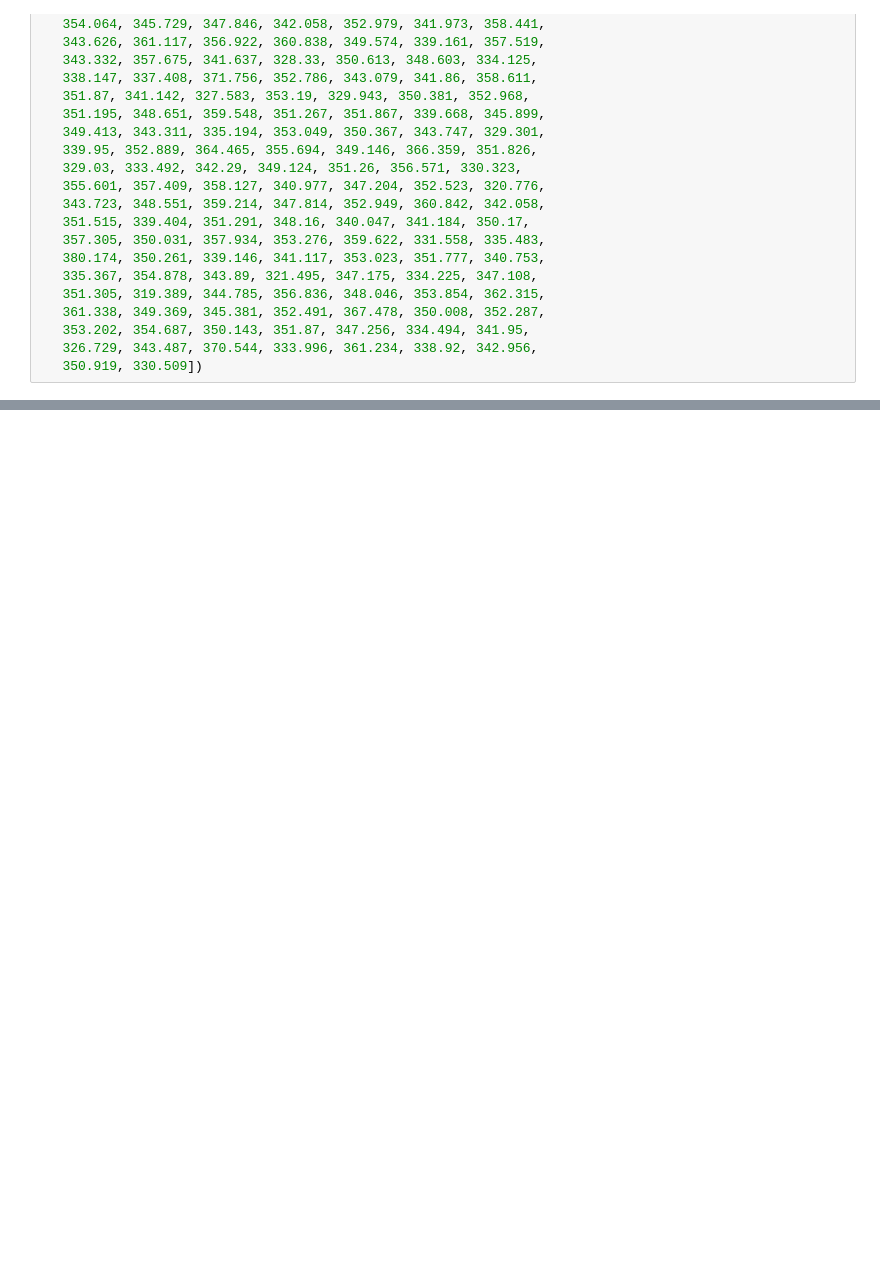
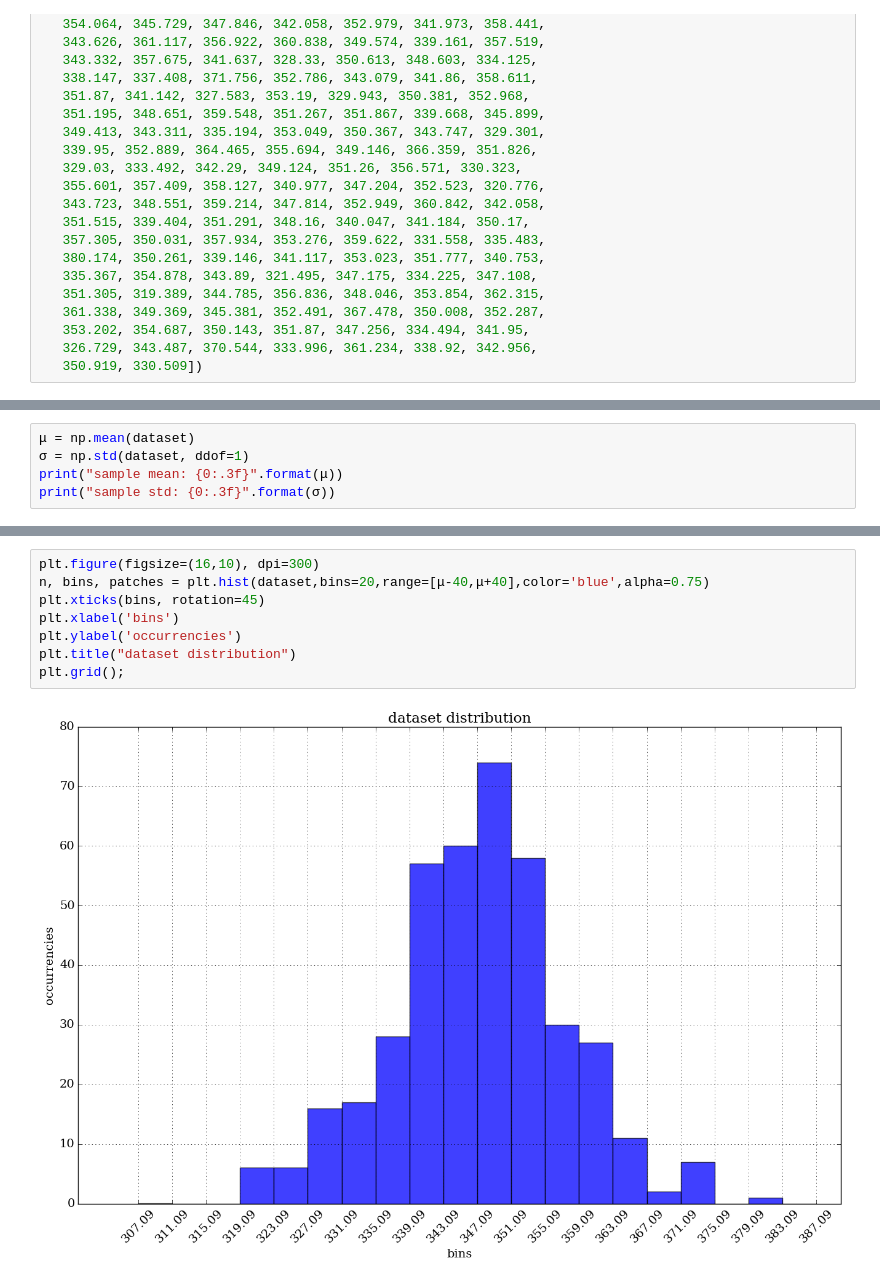
Before and after one commit to Ccaccia73/FluidodinamicaSperimentale, a Jupyter notebook: 01_Intro/01a_soundspeed.ipynb, the cells around one changed output, grey strips where cells are left out. Drawn from its saved outputs; the diff is of its cells as text; blank space fills up the shorter version.

```diff
--- a/01_Intro/01a_soundspeed.ipynb
+++ b/01_Intro/01a_soundspeed.ipynb
@@ -128,0 +138,5 @@ NameError: name 'np' is not defined
+# %%
+μ = np.mean(dataset)
+σ = np.std(dataset, ddof=1)
+print("sample mean: {0:.3f}".format(μ))
+print("sample std: {0:.3f}".format(σ))
@@ -128,0 +170,10 @@ NameError: name 'np' is not defined
+# %%
+plt.figure(figsize=(16,10), dpi=300)
+n, bins, patches = plt.hist(dataset,bins=20,range=[μ-40,μ+40],color='blue',alpha=0.75)
+plt.xticks(bins, rotation=45)
+plt.xlabel('bins')
+plt.ylabel('occurrencies')
+plt.title("dataset distribution")
+plt.grid();
+# %% [output]
+[figure, added]
```
Also changed, not shown: parts of 19 cells of this notebook.
